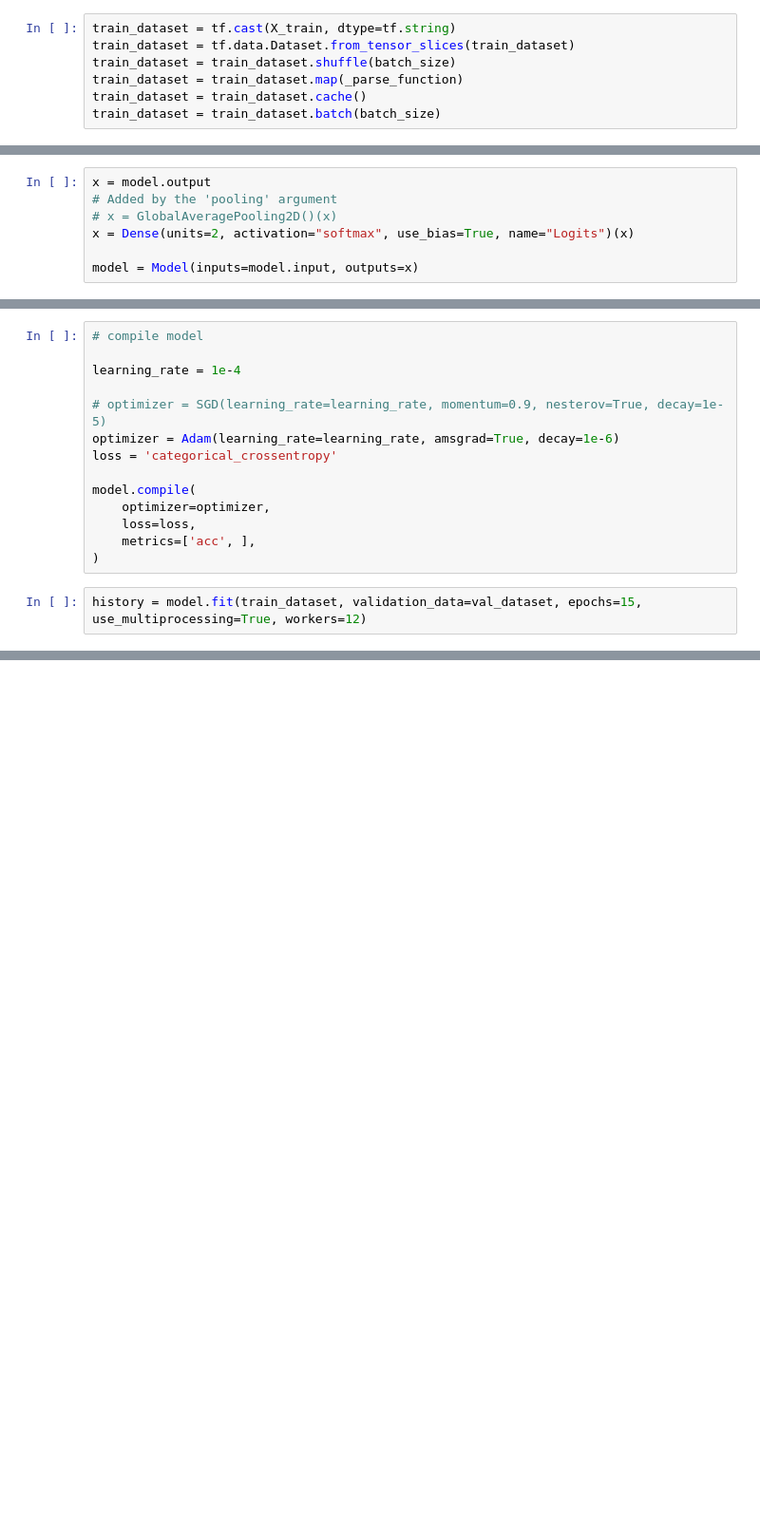
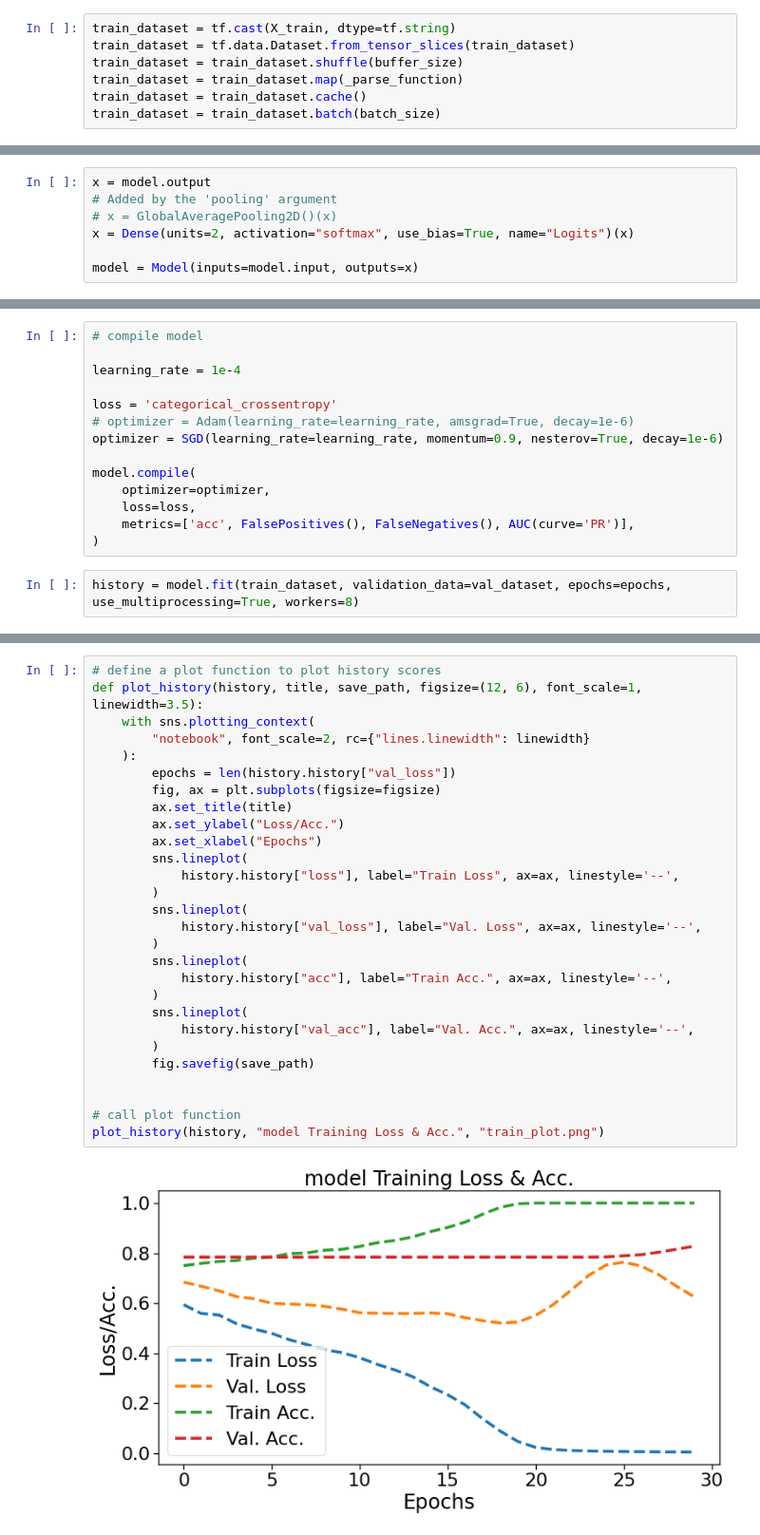
Before and after one commit to Choapinus/thesis-msc-2022, a Jupyter notebook: notebooks/train.ipynb, the cells around one changed output, grey strips where cells are left out. Shown at 95% size. Drawn from its saved outputs; the diff is of its cells as text; blank space fills up the shorter version.

```diff
--- a/notebooks/train.ipynb
+++ b/notebooks/train.ipynb
@@ -119,7 +85,7 @@ np.unique(y_train, return_counts=True)
 # %%
 train_dataset = tf.cast(X_train, dtype=tf.string)
 train_dataset = tf.data.Dataset.from_tensor_slices(train_dataset)
-train_dataset = train_dataset.shuffle(batch_size)
+train_dataset = train_dataset.shuffle(buffer_size)
 train_dataset = train_dataset.map(_parse_function)
 train_dataset = train_dataset.cache()
 train_dataset = train_dataset.batch(batch_size)
@@ -199,15 +172,15 @@ from tensorflow.keras.metrics import CategoricalAccuracy
 
 learning_rate = 1e-4
 
-# optimizer = SGD(learning_rate=learning_rate, momentum=0.9, nesterov=True, decay=1e-5)
-optimizer = Adam(learning_rate=learning_rate, amsgrad=True, decay=1e-6)
 loss = 'categorical_crossentropy'
+# optimizer = Adam(learning_rate=learning_rate, amsgrad=True, decay=1e-6)
+optimizer = SGD(learning_rate=learning_rate, momentum=0.9, nesterov=True, decay=1e-6)
 
 model.compile(
     optimizer=optimizer,
     loss=loss,
-    metrics=['acc', ],
+    metrics=['acc', FalsePositives(), FalseNegatives(), AUC(curve='PR')],
 )
 # %%
-history = model.fit(train_dataset, validation_data=val_dataset, epochs=15, use_multiprocessing=True, workers=12)
+history = model.fit(train_dataset, validation_data=val_dataset, epochs=epochs, use_multiprocessing=True, workers=8)
 # %% [output]
@@ -219,0 +210,30 @@ You may not need to update to CUDA 11.1; cherry-picking the ptxas binary is ofte
+# %%
+# define a plot function to plot history scores
+def plot_history(history, title, save_path, figsize=(12, 6), font_scale=1, linewidth=3.5):
+    with sns.plotting_context(
+        "notebook", font_scale=2, rc={"lines.linewidth": linewidth}
+    ):
+        epochs = len(history.history["val_loss"])
+        fig, ax = plt.subplots(figsize=figsize)
+        ax.set_title(title)
+        ax.set_ylabel("Loss/Acc.")
+        ax.set_xlabel("Epochs")
+        sns.lineplot(
+            history.history["loss"], label="Train Loss", ax=ax, linestyle='--',
+        )
+        sns.lineplot(
+            history.history["val_loss"], label="Val. Loss", ax=ax, linestyle='--',
+        )
+        sns.lineplot(
+            history.history["acc"], label="Train Acc.", ax=ax, linestyle='--',
+        )
+        sns.lineplot(
+            history.history["val_acc"], label="Val. Acc.", ax=ax, linestyle='--',
+        )
+        fig.savefig(save_path)
+
+
+# call plot function
+plot_history(history, "model Training Loss & Acc.", "train_plot.png")
+# %% [output]
+[figure, added]
```
Also changed, not shown: parts of 13 cells of this notebook, 3 other files.
